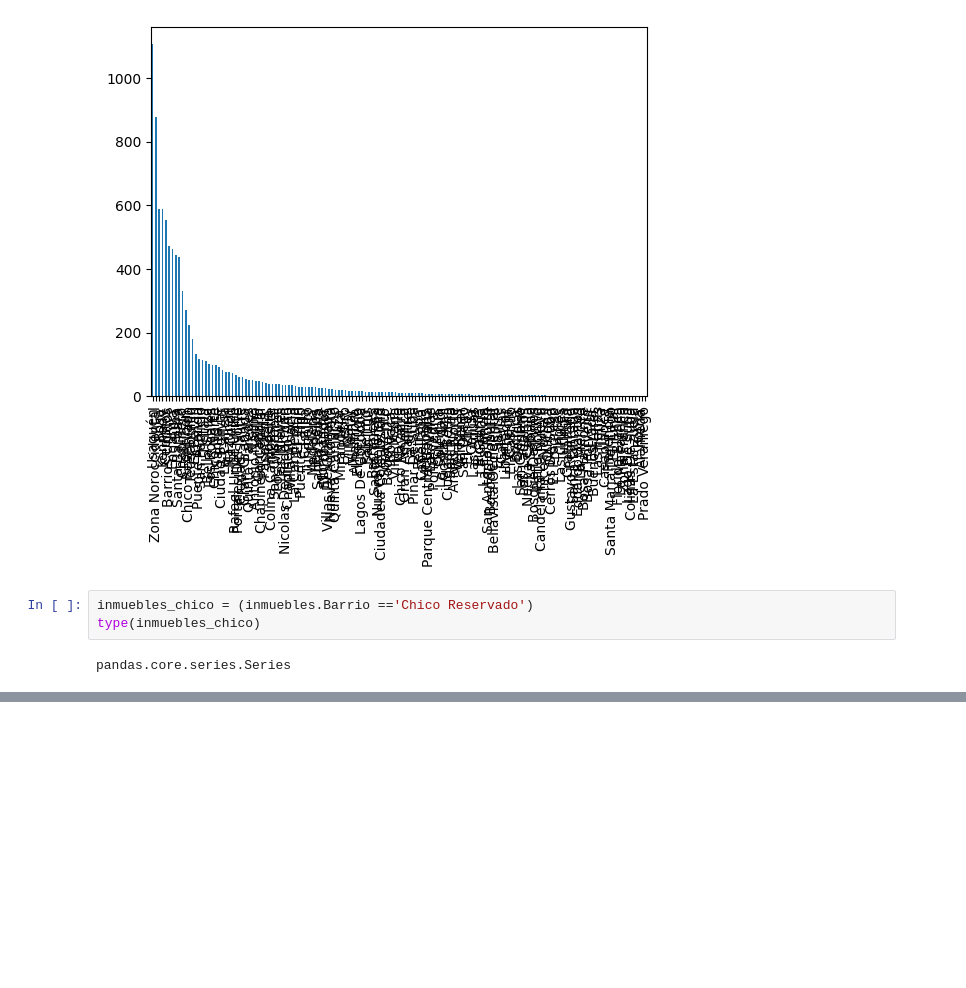
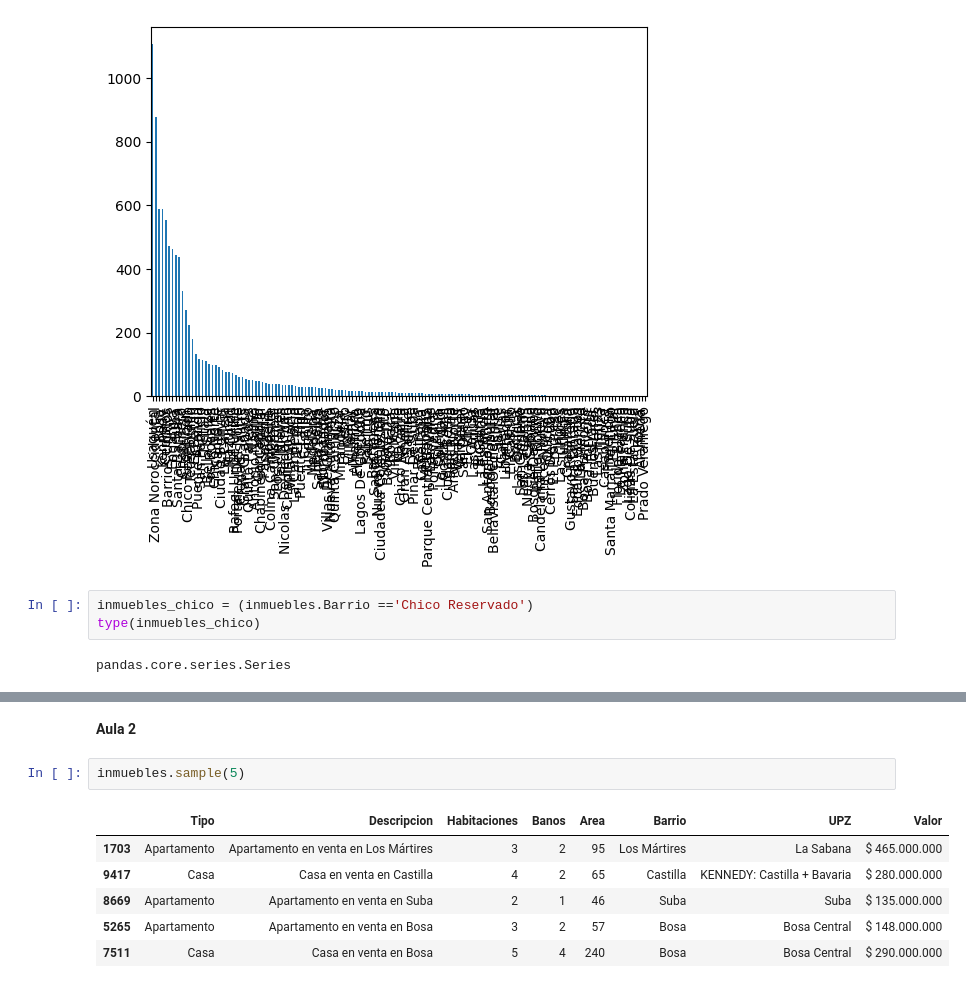
Before and after one commit to AllenJDelgado/AllenJDelgado, a Jupyter notebook: INMERSION_DATOS_AULA_1.ipynb, the cells around one changed output, grey strips where cells are left out. Drawn from its saved outputs; the diff is of its cells as text; blank space fills up the shorter version.

```diff
--- a/INMERSION_DATOS_AULA_1.ipynb
+++ b/INMERSION_DATOS_AULA_1.ipynb
@@ -151,0 +157,12 @@ pandas.core.series.Series
+# %% [markdown]
+
+**Aula 2**
+# %%
+inmuebles.sample(5)
+# %% [output]
+|  | Tipo | Descripcion | Habitaciones | Banos | Area | Barrio | UPZ | Valor |
+| 1703 | Apartamento | Apartamento en venta en Los Mártires | 3 | 2 | 95 | Los Mártires | La Sabana | $ 465.000.000 |
+| 9417 | Casa | Casa en venta en Castilla | 4 | 2 | 65 | Castilla | KENNEDY: Castilla + Bavaria | $ 280.000.000 |
+| 8669 | Apartamento | Apartamento en venta en Suba | 2 | 1 | 46 | Suba | Suba | $ 135.000.000 |
+| 5265 | Apartamento | Apartamento en venta en Bosa | 3 | 2 | 57 | Bosa | Bosa Central | $ 148.000.000 |
+| 7511 | Casa | Casa en venta en Bosa | 5 | 4 | 240 | Bosa | Bosa Central | $ 290.000.000 |
```
Also changed, not shown: parts of 13 cells of this notebook.
